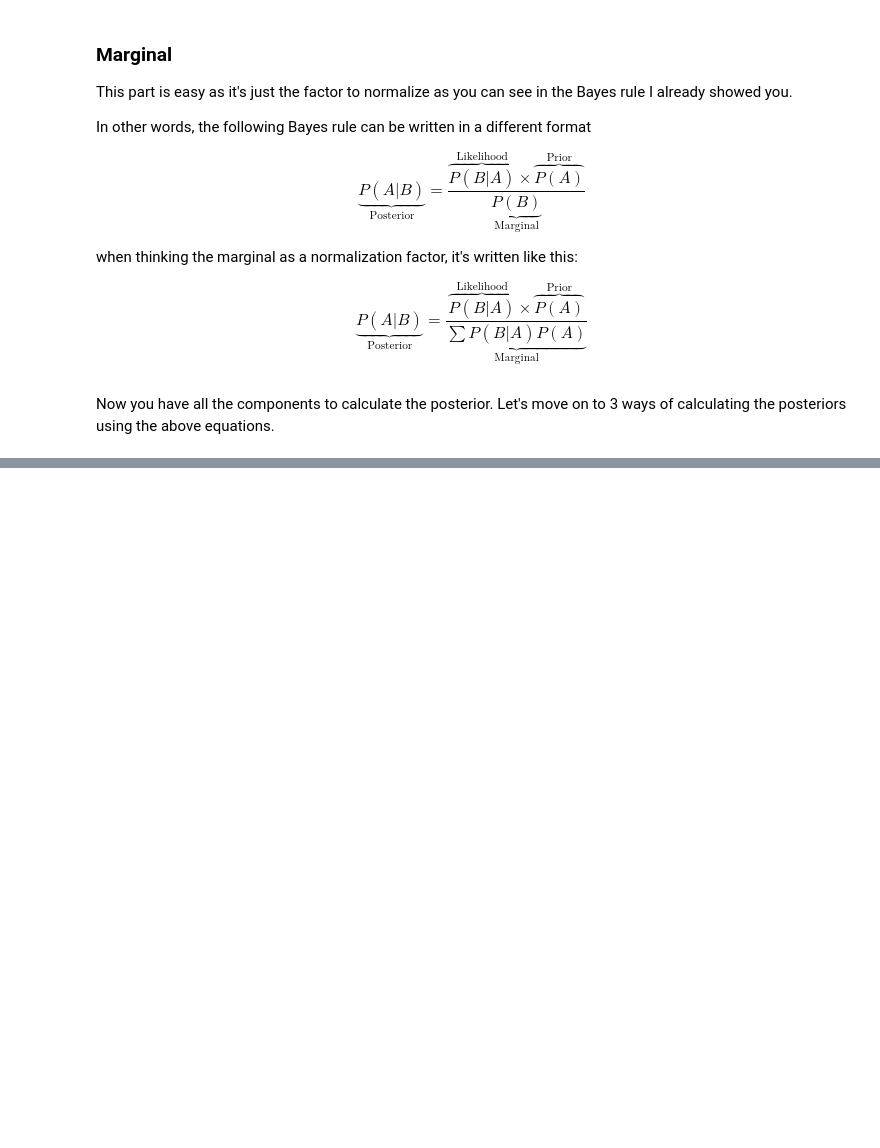
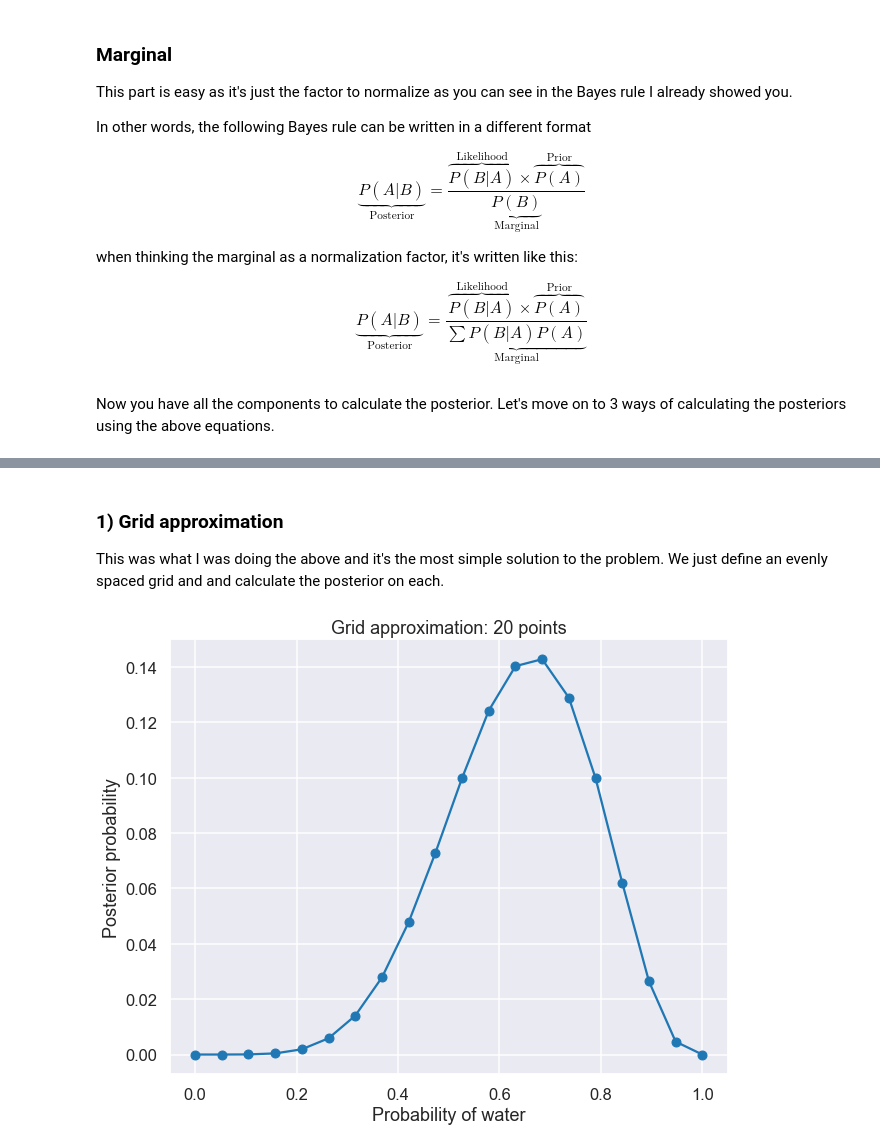
Before and after one commit to shonaka/blog, a Jupyter notebook: _notebooks/2020-03-03-stats_rethinking1.ipynb, the cells around one changed output, grey strips where cells are left out. Drawn from its saved outputs; the diff is of its cells as text; code cells hidden in the pictures; blank space fills up the shorter version.

Commit message:
Finished the grid approximation, moving to the quadratic approximation

```diff
--- a/_notebooks/2020-03-03-stats_rethinking1.ipynb
+++ b/_notebooks/2020-03-03-stats_rethinking1.ipynb
@@ -238,0 +248,33 @@ Now you have all the components to calculate the posterior. Let's move on to 3 w
+# %% [markdown]
+### 1) Grid approximation
+This was what I was doing the above and it's the most simple solution to the problem. We just define an evenly spaced grid and and calculate the posterior on each.
+# %%
+# Define the variables
+num_points = 20  # number of points in the grid
+total_count = 9  # total number of samples
+water_count = 6  # number of water sample collected
+# Define the grid (from 0 to 1, 20 points)
+probability_grid = np.linspace(start=0, stop=1, num=num_points)
+# Define the prior (Using uniform distribution, 1 all the way)
+prior = np.ones(num_points)
+# Calculate the likelihood
+likelihood = np.exp(
+    dist.Binomial(
+        total_count=total_count,
+        probs=probability_grid
+    ).log_prob(water_count)
+)
+# Now we can calculate the posterior but unstandardized
+unstandardized_posterior = likelihood * prior
+# Divide it by the Marginal which is just the sum
+posterior = unstandardized_posterior / np.sum(unstandardized_posterior)
+# %%
+#collapse-hide
+plt.plot(probability_grid, posterior, "-o")
+# some other stuff
+plt.xlabel("Probability of water")
+plt.ylabel("Posterior probability")
+title_txt = "Grid approximation: " + str(num_points) + " points"
+plt.title(title_txt);
+# %% [output]
+[figure, added]
```
Also changed, not shown: parts of 6 cells of this notebook.
